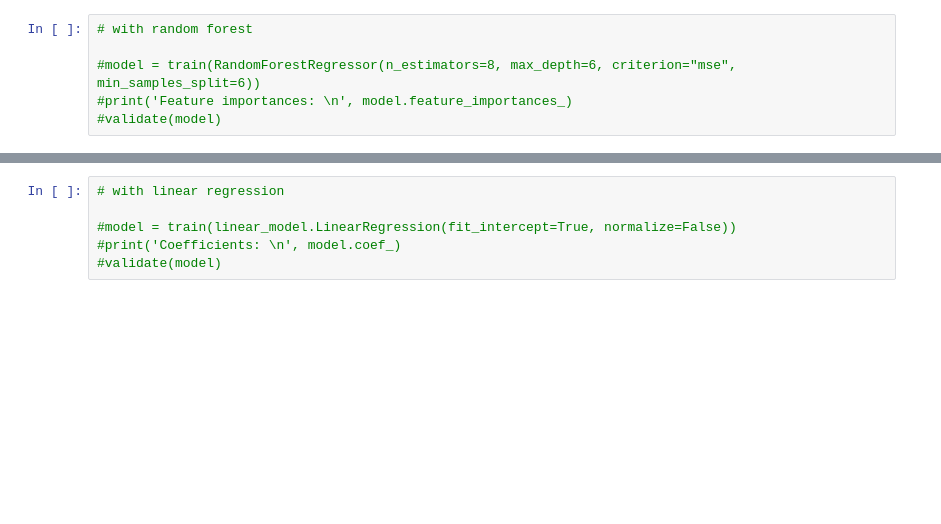
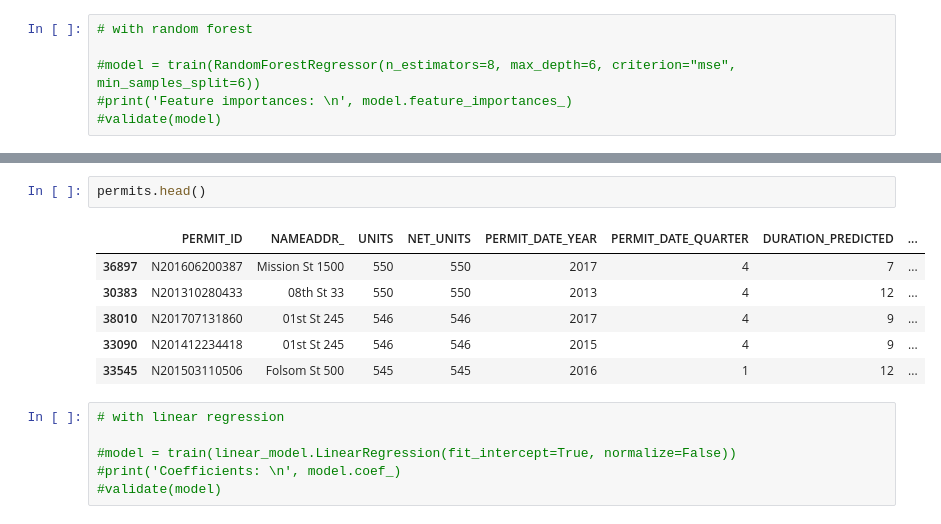
Before and after one commit to openland/statecraft-projects, a Jupyter notebook: housing_pipeline.ipynb, the cells around one changed output, grey strips where cells are left out. Cells and saved outputs as stored; diff of their text form; blank space fills up the shorter version.

```diff
--- a/housing_pipeline.ipynb
+++ b/housing_pipeline.ipynb
@@ -336,3 +334,12 @@ permits.to_csv("data_complete/issued_predictions.csv")
+# %%
+permits.head()
+# %% [output]
+|  | PERMIT_ID | NAMEADDR_ | UNITS | NET_UNITS | PERMIT_DATE_YEAR | PERMIT_DATE_QUARTER | DURATION_PREDICTED | ... |
+| 36897 | N201606200387 | Mission St 1500 | 550 | 550 | 2017 | 4 | 7 | ... |
+| 30383 | N201310280433 | 08th St 33 | 550 | 550 | 2013 | 4 | 12 | ... |
+| 38010 | N201707131860 | 01st St 245 | 546 | 546 | 2017 | 4 | 9 | ... |
+| 33090 | N201412234418 | 01st St 245 | 546 | 546 | 2015 | 4 | 9 | ... |
+| 33545 | N201503110506 | Folsom St 500 | 545 | 545 | 2016 | 1 | 12 | ... |
 # %%
 # with linear regression
 
```
Also changed, not shown: parts of 6 cells of this notebook, 2 other files.
